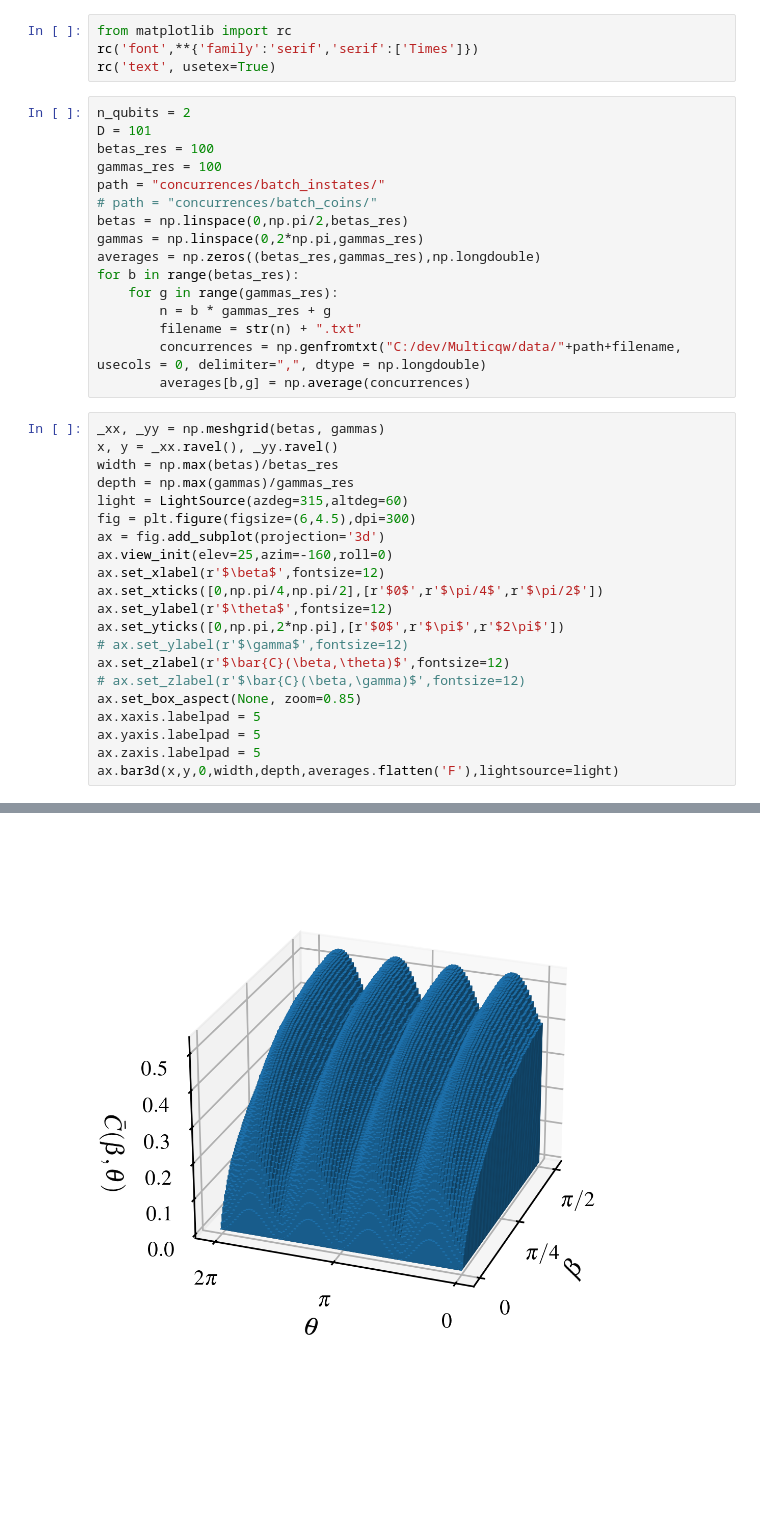
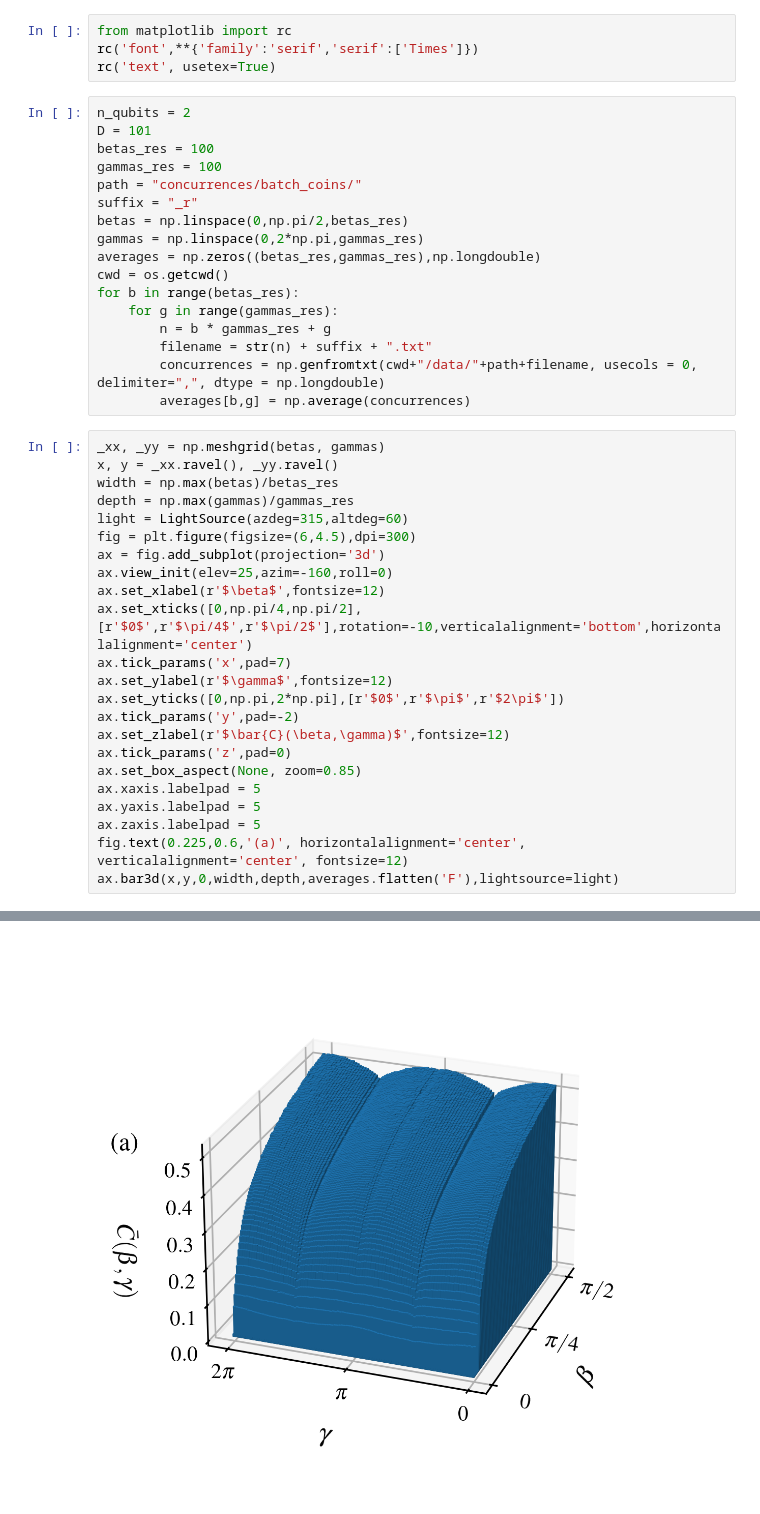
Before and after one commit to Emiliano6754/Correlation-Quantum-Walks, a Jupyter notebook: batch_concurrences.ipynb, the cells around one changed output, grey strips where cells are left out. Cells and saved outputs as stored; diff of their text form; blank space fills up the shorter version.

```diff
--- a/batch_concurrences.ipynb
+++ b/batch_concurrences.ipynb
@@ -12,38 +14,41 @@ n_qubits = 2
 D = 101
 betas_res = 100
 gammas_res = 100
-path = "concurrences/batch_instates/"
-# path = "concurrences/batch_coins/"
+path = "concurrences/batch_coins/"
+suffix = "_r"
 betas = np.linspace(0,np.pi/2,betas_res)
 gammas = np.linspace(0,2*np.pi,gammas_res)
 averages = np.zeros((betas_res,gammas_res),np.longdouble)
+cwd = os.getcwd()
 for b in range(betas_res):
     for g in range(gammas_res):
         n = b * gammas_res + g
-        filename = str(n) + ".txt"
-        concurrences = np.genfromtxt("C:/dev/Multicqw/data/"+path+filename, usecols = 0, delimiter=",", dtype = np.longdouble)
+        filename = str(n) + suffix + ".txt"
+        concurrences = np.genfromtxt(cwd+"/data/"+path+filename, usecols = 0, delimiter=",", dtype = np.longdouble)
         averages[b,g] = np.average(concurrences)
 # %%
 _xx, _yy = np.meshgrid(betas, gammas)
 x, y = _xx.ravel(), _yy.ravel()
 width = np.max(betas)/betas_res
 depth = np.max(gammas)/gammas_res
 light = LightSource(azdeg=315,altdeg=60)
 fig = plt.figure(figsize=(6,4.5),dpi=300)
 ax = fig.add_subplot(projection='3d')
 ax.view_init(elev=25,azim=-160,roll=0)
 ax.set_xlabel(r'$\beta$',fontsize=12)
-ax.set_xticks([0,np.pi/4,np.pi/2],[r'$0$',r'$\pi/4$',r'$\pi/2$'])
-ax.set_ylabel(r'$\theta$',fontsize=12)
+ax.set_xticks([0,np.pi/4,np.pi/2],[r'$0$',r'$\pi/4$',r'$\pi/2$'],rotation=-10,verticalalignment='bottom',horizontalalignment='center')
+ax.tick_params('x',pad=7)
+ax.set_ylabel(r'$\gamma$',fontsize=12)
 ax.set_yticks([0,np.pi,2*np.pi],[r'$0$',r'$\pi$',r'$2\pi$'])
-# ax.set_ylabel(r'$\gamma$',fontsize=12)
-ax.set_zlabel(r'$\bar{C}(\beta,\theta)$',fontsize=12)
-# ax.set_zlabel(r'$\bar{C}(\beta,\gamma)$',fontsize=12)
+ax.tick_params('y',pad=-2)
+ax.set_zlabel(r'$\bar{C}(\beta,\gamma)$',fontsize=12)
+ax.tick_params('z',pad=0)
 ax.set_box_aspect(None, zoom=0.85)
 ax.xaxis.labelpad = 5
 ax.yaxis.labelpad = 5
 ax.zaxis.labelpad = 5
+fig.text(0.225,0.6,'(a)', horizontalalignment='center', verticalalignment='center', fontsize=12)
 ax.bar3d(x,y,0,width,depth,averages.flatten('F'),lightsource=light)
 # %% [output]
 <mpl_toolkits.mplot3d.art3d.Poly3DCollection at 0x...>
-[figure, old version]
+[figure, new version]
```
Also changed, not shown: parts of 10 cells of this notebook, 28 other files.
